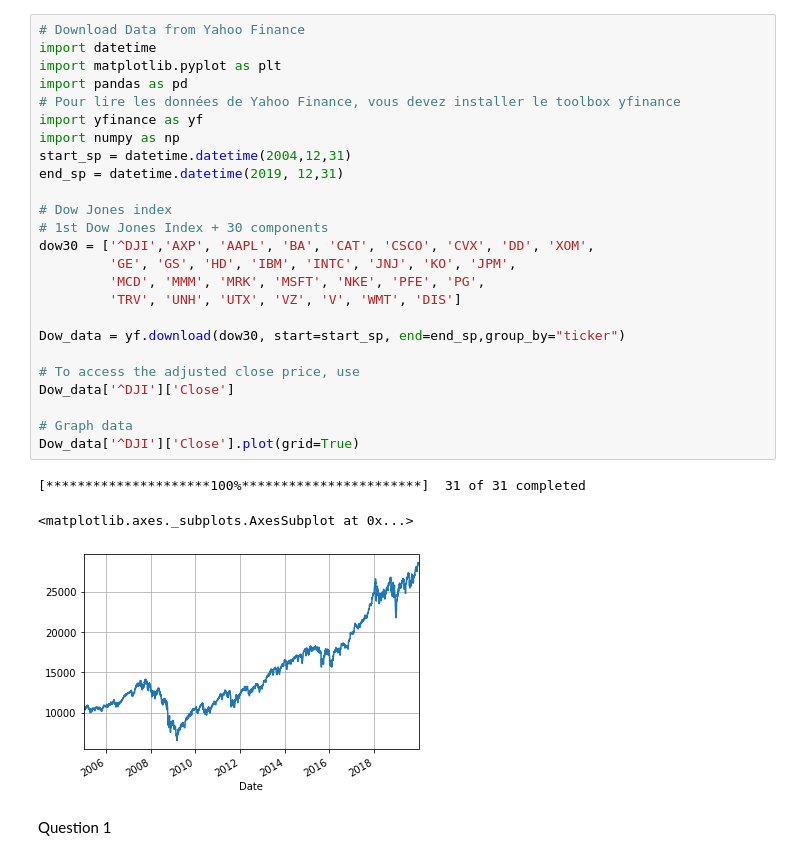
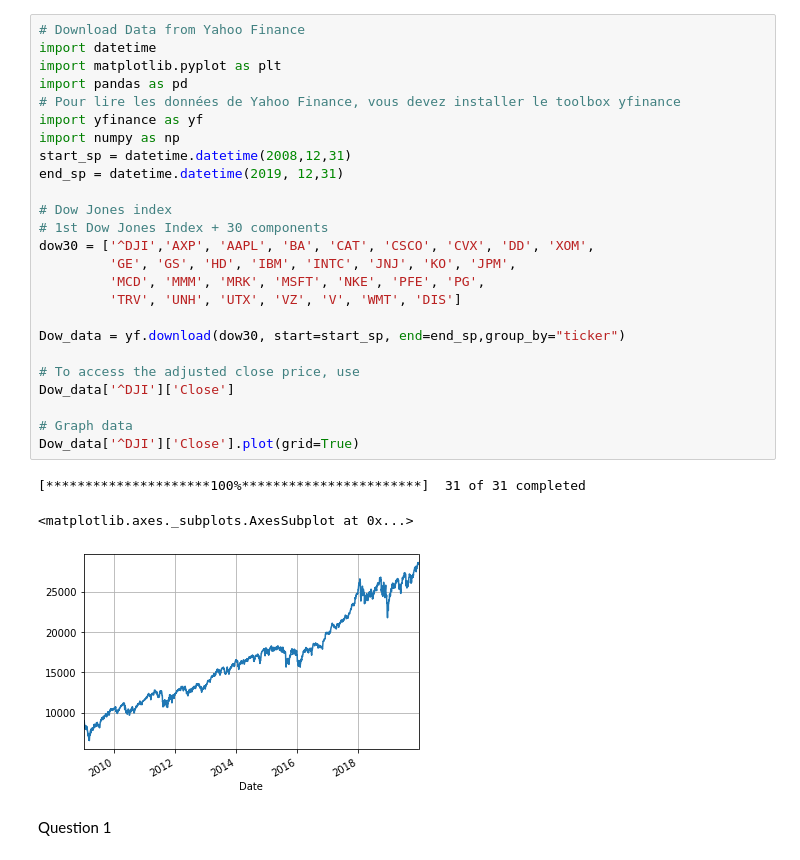
Before and after one commit to poclecoqq/Trending-stocks, a Jupyter notebook: tp1/TP1.ipynb, the cells around one changed output. Drawn from its saved outputs; the diff is of its cells as text.

```diff
--- a/tp1/TP1.ipynb
+++ b/tp1/TP1.ipynb
@@ -1,32 +1,32 @@
 # %%
 # Download Data from Yahoo Finance
 import datetime
 import matplotlib.pyplot as plt
 import pandas as pd
 # Pour lire les données de Yahoo Finance, vous devez installer le toolbox yfinance
 import yfinance as yf
 import numpy as np
-start_sp = datetime.datetime(2004,12,31)
+start_sp = datetime.datetime(2008,12,31)
 end_sp = datetime.datetime(2019, 12,31)
 
 # Dow Jones index
 # 1st Dow Jones Index + 30 components
 dow30 = ['^DJI','AXP', 'AAPL', 'BA', 'CAT', 'CSCO', 'CVX', 'DD', 'XOM',
          'GE', 'GS', 'HD', 'IBM', 'INTC', 'JNJ', 'KO', 'JPM',
          'MCD', 'MMM', 'MRK', 'MSFT', 'NKE', 'PFE', 'PG',
          'TRV', 'UNH', 'UTX', 'VZ', 'V', 'WMT', 'DIS']
 
 Dow_data = yf.download(dow30, start=start_sp, end=end_sp,group_by="ticker")
 
 # To access the adjusted close price, use
 Dow_data['^DJI']['Close']
 
 # Graph data
 Dow_data['^DJI']['Close'].plot(grid=True)
 # %% [output]
 [*********************100%***********************]  31 of 31 completed
 <matplotlib.axes._subplots.AxesSubplot at 0x...>
-[figure, old version]
+[figure, new version]
 # %% [markdown]
 Question 1
 # %% [markdown]
```
Also changed, not shown: parts of 11 cells of this notebook.
